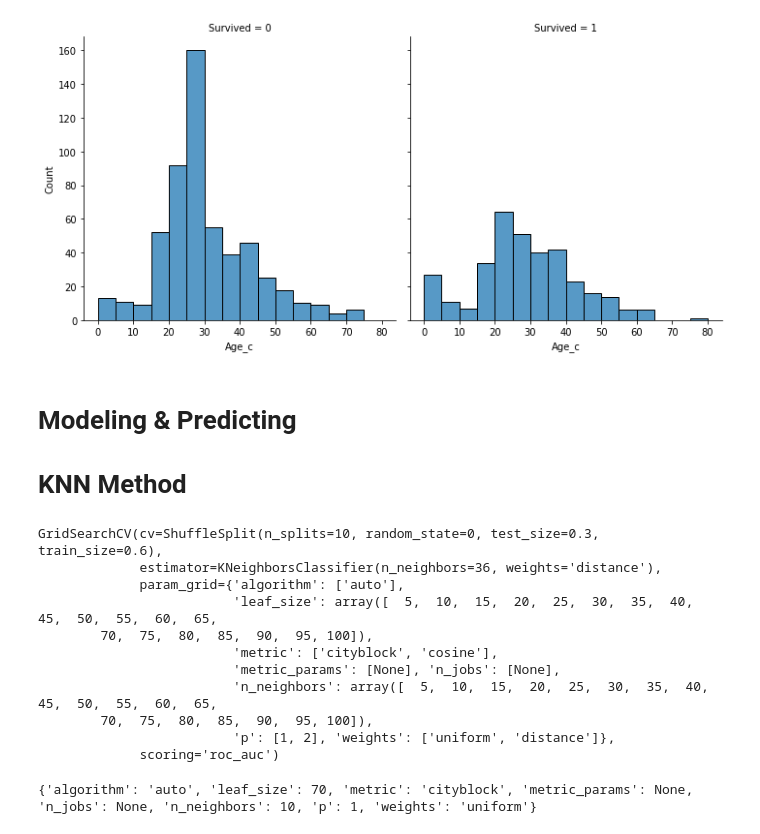
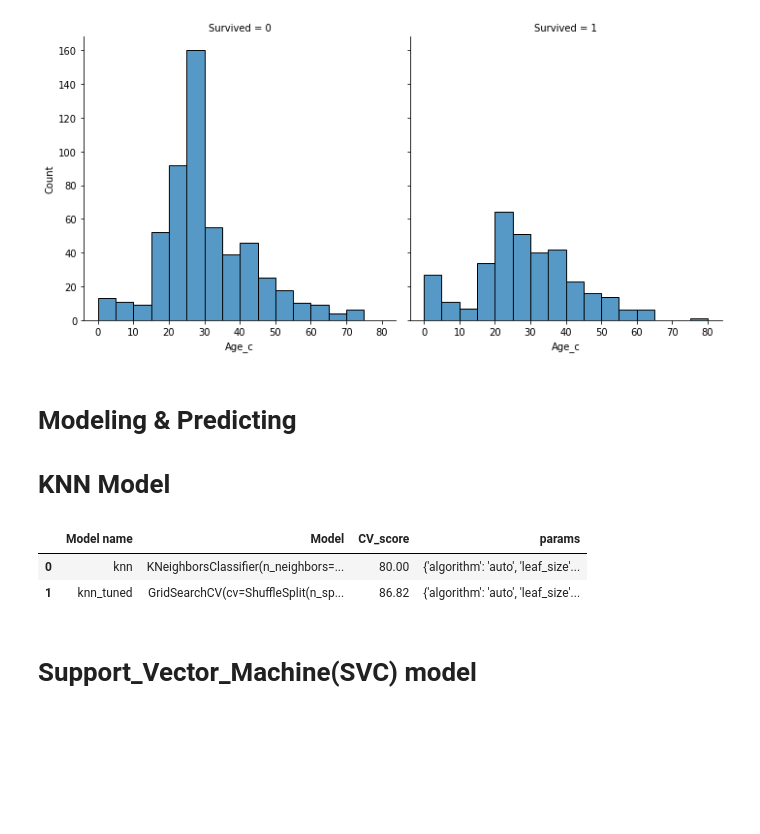
Before and after one commit to garys2022/Coursera_SQL_project, a Jupyter notebook: titanic-ml-1.ipynb, the cells around one changed output. Drawn from its saved outputs; the diff is of its cells as text; code cells hidden in the pictures; blank space fills up the shorter version.

```diff
--- a/titanic-ml-1.ipynb
+++ b/titanic-ml-1.ipynb
@@ -553,7 +555,7 @@ age_dist = sns.displot(data=train_df,x='Age_c',col='Survived',binwidth=5,binrang
 # %% [markdown]
 # Modeling & Predicting
 
-# KNN Method
+# KNN Model
 # %%
 from sklearn import neighbors, metrics
 from sklearn import model_selection
@@ -567,49 +567,43 @@ list(metrics.pairwise.distance_metrics().keys()).remove('precomputed')
 # %%
+#Create model
 knn = neighbors.KNeighborsClassifier(n_neighbors=36,weights='distance')
 
 
 #train the model
 knn.fit(X_train , y_train)
 
 #get prediction
 y_predict = knn.predict(X_test)
 
 # get score
 knn_score = round(knn.score(X_train,y_train),2)*100
 
 #get result from cross validation
 cv_results = model_selection.cross_validate(knn, X_train, y_train, cv  = cv_split)
 knn_cv_score = round(cv_results['test_score'].mean(),2)*100
 
-Scores.loc[0]=['knn',knn_score,knn_cv_score,knn.get_params()]
+#setting up parameter for best parameter search
+# The KNN method is a simple method which does not need too much tuning
+# The main purpose for these searching would be to search for the K & weights only
+Scores.loc[0]=['knn',knn,knn_cv_score,knn.get_params()]
 param_grid = {'algorithm': ['auto'],
- 'leaf_size': np.arange(5,101,5),
- 'metric': ['cityblock','cosine'],
+ 'leaf_size': np.arange(20,51,10),
+ 'metric': ['minkowski'],
  'metric_params': [None],
  'n_jobs': [None],
- 'n_neighbors': np.arange(5,40,5),
+ 'n_neighbors': np.arange(10,41,10),
  'p': [1,2],
  'weights': ['uniform','distance']}
 
 #tuning parameter by gridsearch
-tune_model = model_selection.GridSearchCV(knn, param_grid=param_grid, scoring = 'roc_auc', cv = cv_split)
-tune_model.fit(X_train, y_train)
+knn_tuned = model_selection.GridSearchCV(knn, param_grid=param_grid, scoring = 'roc_auc', cv = cv_split)
+knn_tuned.fit(X_train, y_train)
 
-print(tune_model.cv_results_['mean_test_score'][tune_model.best_index_]*100)
-print(tune_model.best_params_)
+Scores.loc[1]=['knn_tuned',knn_tuned,knn_tuned.cv_results_['mean_test_score'][knn_tuned.best_index_]*100,knn_tuned.best_params_]
+Scores
 # %% [output]
-GridSearchCV(cv=ShuffleSplit(n_splits=10, random_state=0, test_size=0.3, train_size=0.6),
-             estimator=KNeighborsClassifier(n_neighbors=36, weights='distance'),
-             param_grid={'algorithm': ['auto'],
-                         'leaf_size': array([  5,  10,  15,  20,  25,  30,  35,  40,  45,  50,  55,  60,  65,
-        70,  75,  80,  85,  90,  95, 100]),
-                         'metric': ['cityblock', 'cosine'],
-                         'metric_params': [None], 'n_jobs': [None],
-                         'n_neighbors': array([  5,  10,  15,  20,  25,  30,  35,  40,  45,  50,  55,  60,  65,
-        70,  75,  80,  85,  90,  95, 100]),
-                         'p': [1, 2], 'weights': ['uniform', 'distance']},
-             scoring='roc_auc')
+|  | Model name | Model | CV_score | params |
+| 0 | knn | KNeighborsClassifier(n_neighbors=... | 80.00 | {'algorithm': 'auto', 'leaf_size'... |
+| 1 | knn_tuned | GridSearchCV(cv=ShuffleSplit(n_sp... | 86.82 | {'algorithm': 'auto', 'leaf_size'... |
-# %%
-print(tune_model.best_params_)
-# %% [output]
-{'algorithm': 'auto', 'leaf_size': 70, 'metric': 'cityblock', 'metric_params': None, 'n_jobs': None, 'n_neighbors': 10, 'p': 1, 'weights': 'uniform'}
+# %% [markdown]
+# Support_Vector_Machine(SVC) model
```
Also changed, not shown: parts of 9 cells of this notebook.
